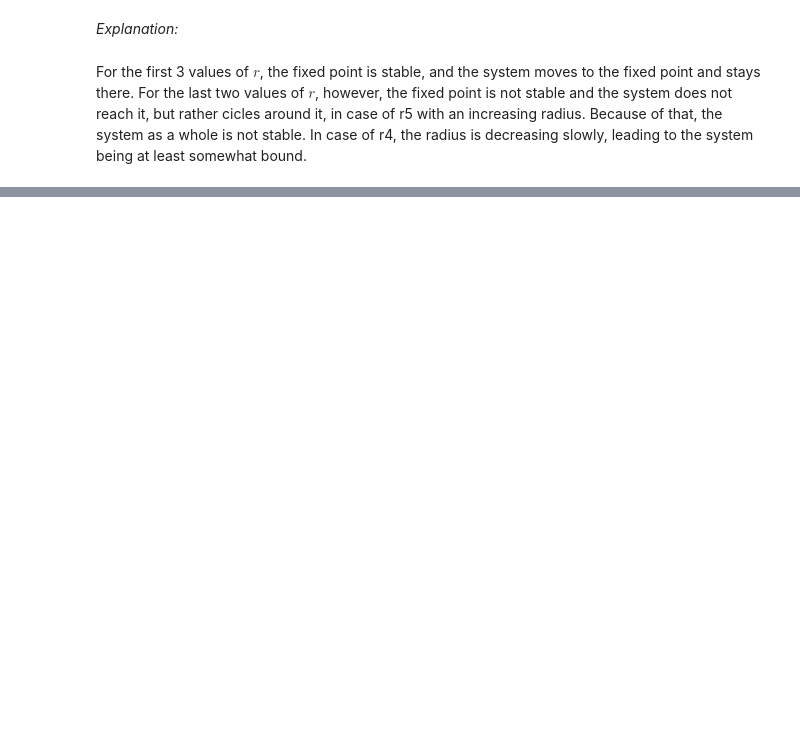
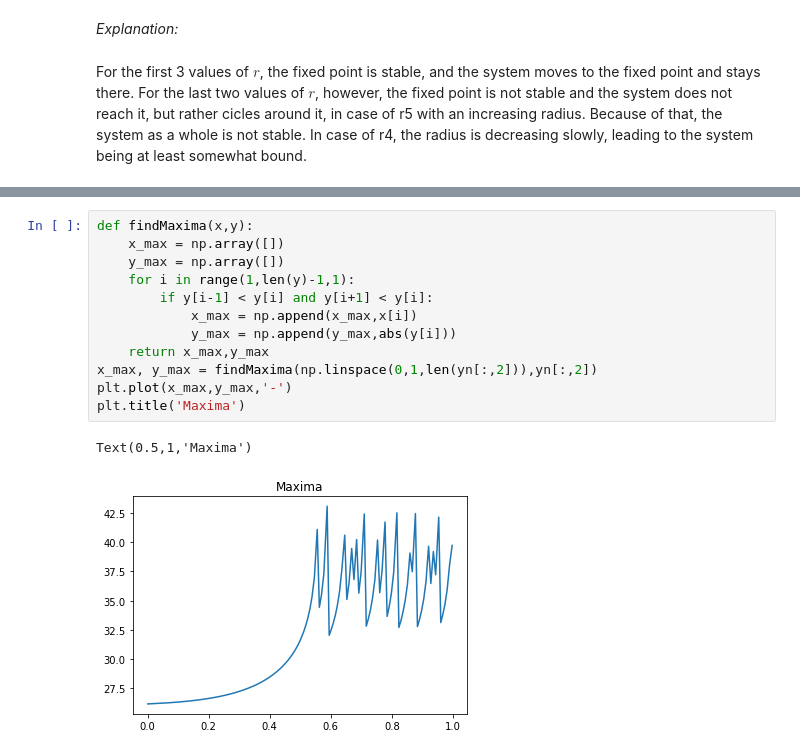
Before and after one commit to beikerta/Computational-Physics, a Jupyter notebook: HW 8/Homework 8.ipynb, the cells around one changed output, grey strips where cells are left out. Drawn from its saved outputs; the diff is of its cells as text; blank space fills up the shorter version.

```diff
--- a/HW 8/Homework 8.ipynb
+++ b/HW 8/Homework 8.ipynb
@@ -62,0 +85,15 @@ For the first 3 values of $r$, the fixed point is stable, and the system moves t
+# %%
+def findMaxima(x,y):
+    x_max = np.array([])
+    y_max = np.array([])
+    for i in range(1,len(y)-1,1):
+        if y[i-1] < y[i] and y[i+1] < y[i]:
+            x_max = np.append(x_max,x[i])
+            y_max = np.append(y_max,abs(y[i]))
+    return x_max,y_max
+x_max, y_max = findMaxima(np.linspace(0,1,len(yn[:,2])),yn[:,2])
+plt.plot(x_max,y_max,'-')
+plt.title('Maxima')
+# %% [output]
+Text(0.5,1,'Maxima')
+[figure, added]
```
Also changed, not shown: parts of 5 cells of this notebook.
